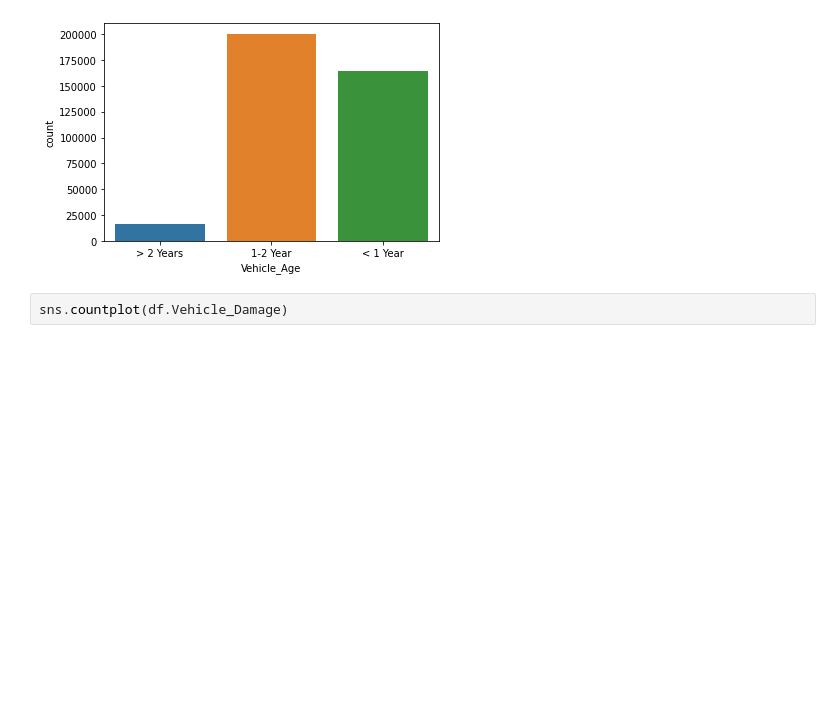
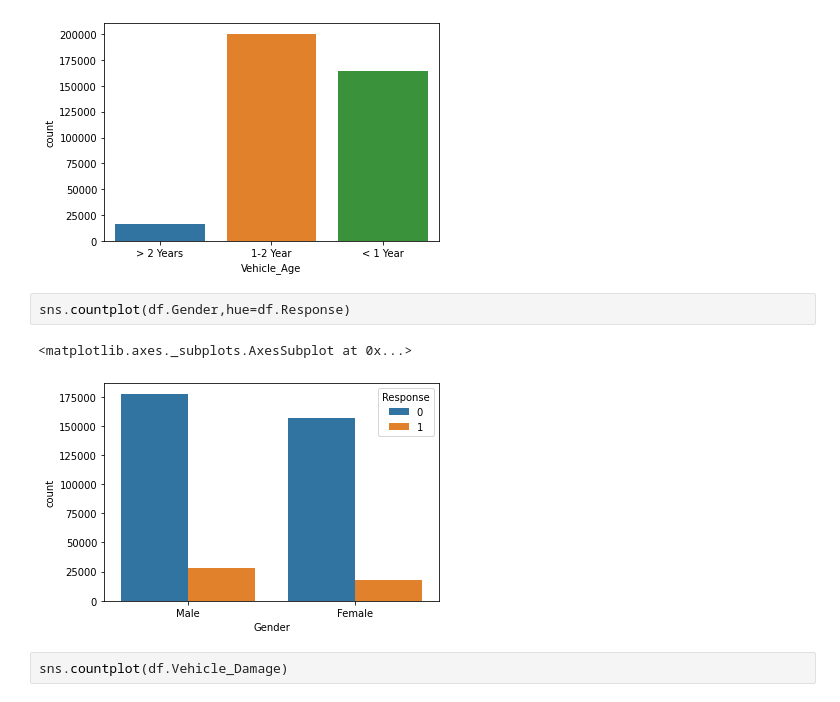
Before and after one commit to Saif-Khan435/Health-Insurance-Cross-Sell-Prediction, a Jupyter notebook: Mohammed_Saif_Khan_HEALTH_INSURANCE_CROSS_SELL_PREDICTION.ipynb, the cells around one changed output. Drawn from its saved outputs; the diff is of its cells as text; blank space fills up the shorter version.

```diff
--- a/Mohammed_Saif_Khan_HEALTH_INSURANCE_CROSS_SELL_PREDICTION.ipynb
+++ b/Mohammed_Saif_Khan_HEALTH_INSURANCE_CROSS_SELL_PREDICTION.ipynb
@@ -155,6 +148,11 @@ sns.countplot(df.Vehicle_Age)
 # %% [output]
 <matplotlib.axes._subplots.AxesSubplot at 0x...>
 [figure]
+# %%
+sns.countplot(df.Gender,hue=df.Response)
+# %% [output]
+<matplotlib.axes._subplots.AxesSubplot at 0x...>
+[figure, added]
 # %%
 sns.countplot(df.Vehicle_Damage)
 # %% [output]
```
Also changed, not shown: parts of 57 cells of this notebook.
